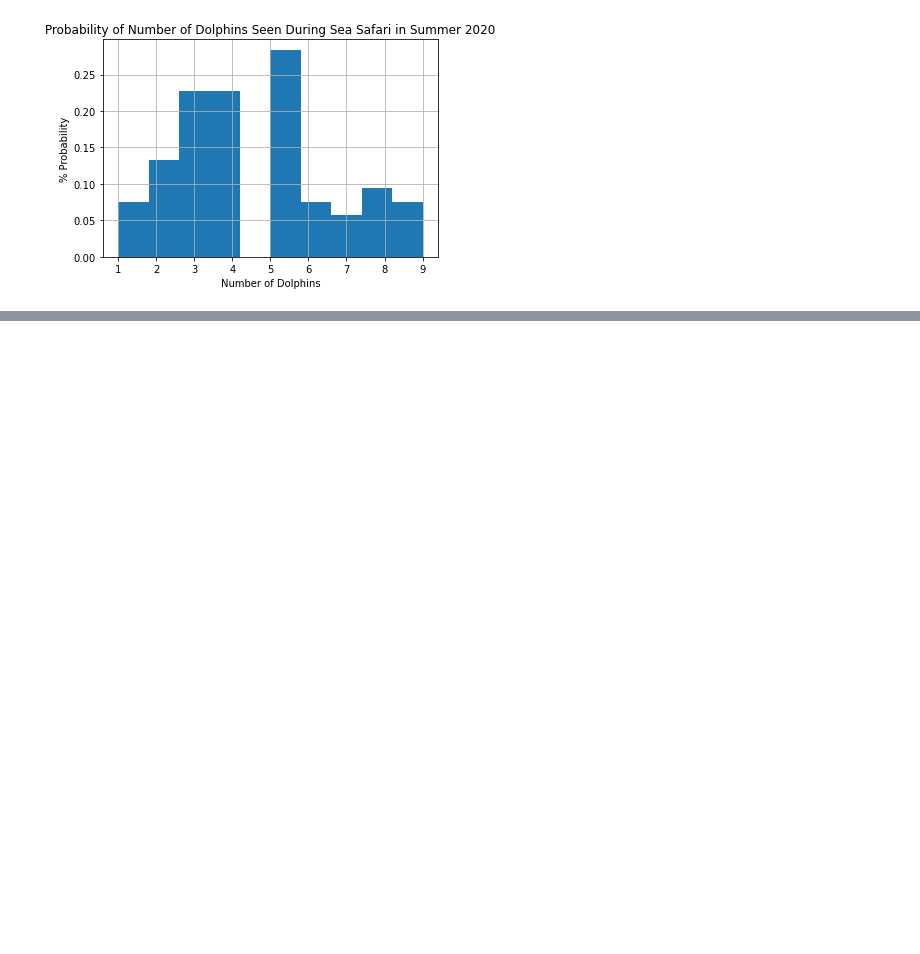
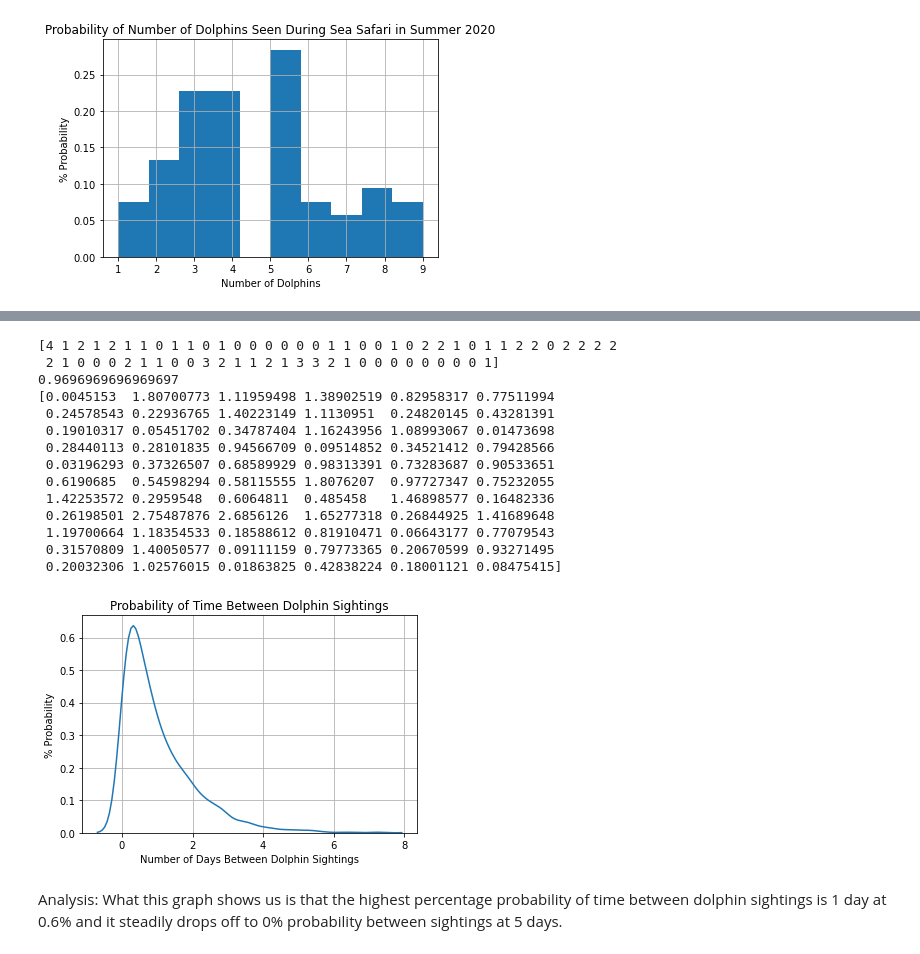
Before and after one commit to KeelyC0d3s/ProgrammingDataAnalysisHW, a Jupyter notebook: numpy.random package.ipynb, the cells around one changed output, grey strips where cells are left out. Drawn from its saved outputs; the diff is of its cells as text; code cells hidden in the pictures; blank space fills up the shorter version.

Commit message:
exponential distribution

```diff
--- a/numpy.random package.ipynb
+++ b/numpy.random package.ipynb
@@ -267,3 +265,50 @@ plt.show()
+# %%
+import numpy as np
+
+#count number of dolphin sightings in an Irish Summer
+DolphinSightings = np.busday_count(begindates=['2020-05-01'], enddates=['2020-08-01'])
+
+s = np.random.poisson(1, DolphinSightings)#find array of dolphin sightings during above time period
+                                          #assuming average would be one sighting per day
+print(s)
+
+r = np.mean(s) #Find mean of array
+print(r)
+
+t = np.random.exponential(r, DolphinSightings)#Find out time in days between dolphin sightings
+print(t)
+
+from numpy import random
+import matplotlib.pyplot as plt
+import seaborn as sns
+
+sns.distplot(random.exponential(size=1000), hist=False)
+
+
+plt.ylabel("% Probability")
+plt.title("Probability of Time Between Dolphin Sightings")
+plt.xlabel('Number of Days Between Dolphin Sightings')
+plt.grid(True)
+plt.show()
+# %% [output]
+[4 1 2 1 2 1 1 0 1 1 0 1 0 0 0 0 0 0 1 1 0 0 1 0 2 2 1 0 1 1 2 2 0 2 2 2 2
+ 2 1 0 0 0 2 1 1 0 0 3 2 1 1 2 1 3 3 2 1 0 0 0 0 0 0 0 0 1]
+0.9696969696969697
+[0.0045153  1.80700773 1.11959498 1.38902519 0.82958317 0.77511994
+ 0.24578543 0.22936765 1.40223149 1.1130951  0.24820145 0.43281391
+ 0.19010317 0.05451702 0.34787404 1.16243956 1.08993067 0.01473698
+ 0.28440113 0.28101835 0.94566709 0.09514852 0.34521412 0.79428566
+ 0.03196293 0.37326507 0.68589929 0.98313391 0.73283687 0.90533651
+ 0.6190685  0.54598294 0.58115555 1.8076207  0.97727347 0.75232055
+ 1.42253572 0.2959548  0.6064811  0.485458   1.46898577 0.16482336
+ 0.26198501 2.75487876 2.6856126  1.65277318 0.26844925 1.41689648
+ 1.19700664 1.18354533 0.18588612 0.81910471 0.06643177 0.77079543
+ 0.31570809 1.40050577 0.09111159 0.79773365 0.20670599 0.93271495
+ 0.20032306 1.02576015 0.01863825 0.42838224 0.18001121 0.08475415]
+[figure, added]
+# %% [markdown]
+Analysis:
+What this graph shows us is that the highest percentage probability of time between dolphin sightings is 1 day at 0.6% and it steadily drops off to 0% probability between sightings at 5 days.
 # %% [markdown]
 References for Programming for Data Analytics Practical Task:
 
```
Also changed, not shown: parts of 4 cells of this notebook.
